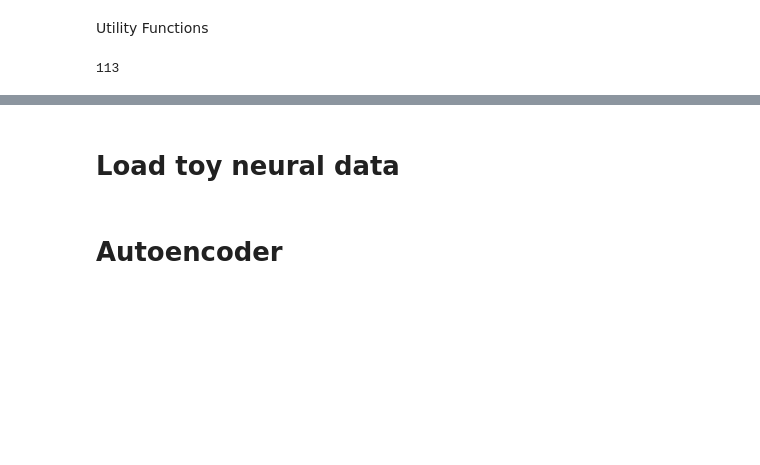
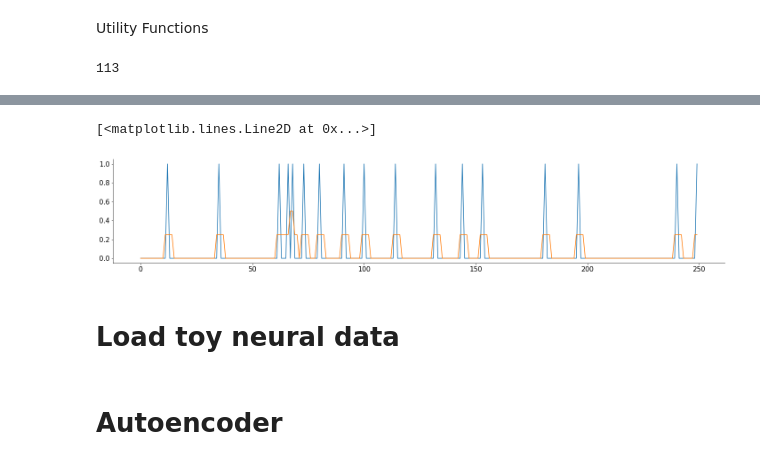
Before and after one commit to wanyuL/ReinforcementRats2021, a Jupyter notebook: ReinforcementRats_JupyterNotebook.ipynb, the cells around one changed output, grey strips where cells are left out. Cells and saved outputs as stored; diff of their text form; code cells hidden in the pictures; blank space fills up the shorter version.

```diff
--- a/ReinforcementRats_JupyterNotebook.ipynb
+++ b/ReinforcementRats_JupyterNotebook.ipynb
@@ -151,3 +188,16 @@ Cori_MOs=Cori_MOs.transpose(2,1,0)
+# %%
+findSilentNeurons=np.sum(Cori_MOs, axis=0).sum(axis=1)==0
+# %%
+#filter out neurons that are silent
+Cori_MOs=Cori_MOs[:, findSilentNeurons==0, :]
+# %%
+smoothCori_MOs=smoothData(Cori_MOs, 0.15, 4, 'gaussian')
+# %%
+plt.plot(Cori_MOs[:,1,30])
+plt.plot(smoothCori_MOs[:,1,30])
+# %% [output]
+[<matplotlib.lines.Line2D at 0x...>]
+[figure, added]
 # %% [markdown]
 # Load toy neural data
 # %%
```
Also changed, not shown: parts of 4 cells of this notebook.
